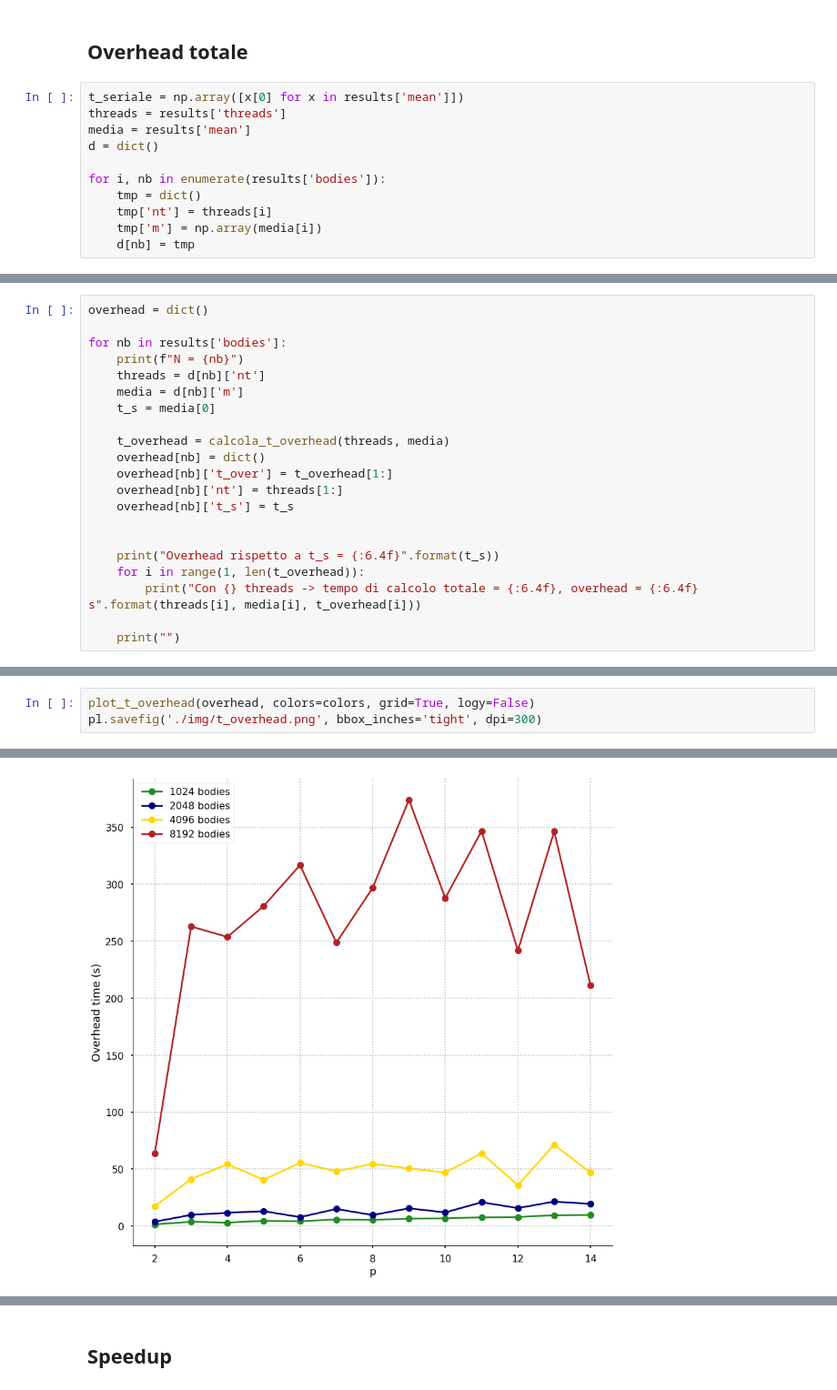
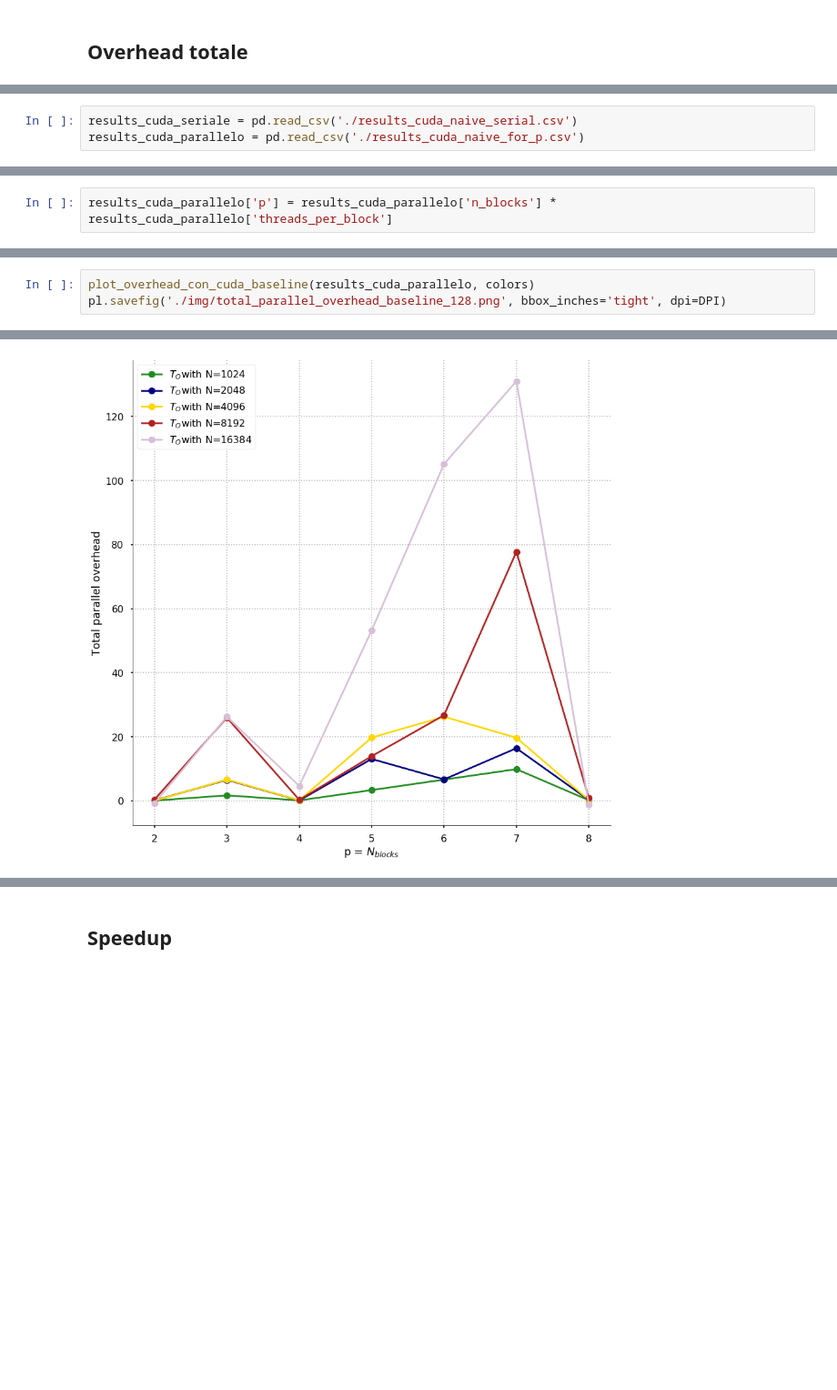
Before and after one commit to PCampi/n-body-cuda-naive, a Jupyter notebook: data/postprocessing.ipynb, the cells around one changed output, grey strips where cells are left out. Shown at 91% size. Drawn from its saved outputs; the diff is of its cells as text; blank space fills up the shorter version.

```diff
--- a/data/postprocessing.ipynb
+++ b/data/postprocessing.ipynb
@@ -53,13 +154,2 @@ Calcoleremo:
 # %% [markdown]
 ## Overhead totale
-# %%
-t_seriale = np.array([x[0] for x in results['mean']])
-threads = results['threads']
-media = results['mean']
-d = dict()
-
-for i, nb in enumerate(results['bodies']):
-    tmp = dict()
-    tmp['nt'] = threads[i]
-    tmp['m'] = np.array(media[i])
-    d[nb] = tmp
@@ -77,21 +155,0 @@ def calcola_t_overhead(threads, media):
-# %%
-overhead = dict()
-
-for nb in results['bodies']:
-    print(f"N = {nb}")
-    threads = d[nb]['nt']
-    media = d[nb]['m']
-    t_s = media[0]
-
-    t_overhead = calcola_t_overhead(threads, media)
-    overhead[nb] = dict()
-    overhead[nb]['t_over'] = t_overhead[1:]
-    overhead[nb]['nt'] = threads[1:]
-    overhead[nb]['t_s'] = t_s
-
-
-    print("Overhead rispetto a t_s = {:6.4f}".format(t_s))
-    for i in range(1, len(t_overhead)):
-        print("Con {} threads -> tempo di calcolo totale = {:6.4f}, overhead = {:6.4f} s".format(threads[i], media[i], t_overhead[i]))
-
-    print("")
@@ -115,0 +202,3 @@ Con 14 threads -> tempo di calcolo totale = 56.3965, overhead = 211.2473 s
+# %%
+results_cuda_seriale = pd.read_csv('./results_cuda_naive_serial.csv')
+results_cuda_parallelo = pd.read_csv('./results_cuda_naive_for_p.csv')
@@ -116 +215,3 @@ Con 14 threads -> tempo di calcolo totale = 56.3965, overhead = 211.2473 s
+# %%
+results_cuda_parallelo['p'] = results_cuda_parallelo['n_blocks'] * results_cuda_parallelo['threads_per_block']
 # %%
@@ -156,4 +298,4 @@ colors = {
 # %%
-plot_t_overhead(overhead, colors=colors, grid=True, logy=False)
-pl.savefig('./img/t_overhead.png', bbox_inches='tight', dpi=300)
+plot_overhead_con_cuda_baseline(results_cuda_parallelo, colors)
+pl.savefig('./img/total_parallel_overhead_baseline_128.png', bbox_inches='tight', dpi=DPI)
 # %% [output]
@@ -160 +309 @@ pl.savefig('./img/t_overhead.png', bbox_inches='tight', dpi=300)
-[figure, old version]
+[figure, new version]
```
Also changed, not shown: parts of 51 cells of this notebook, 21 other files.
